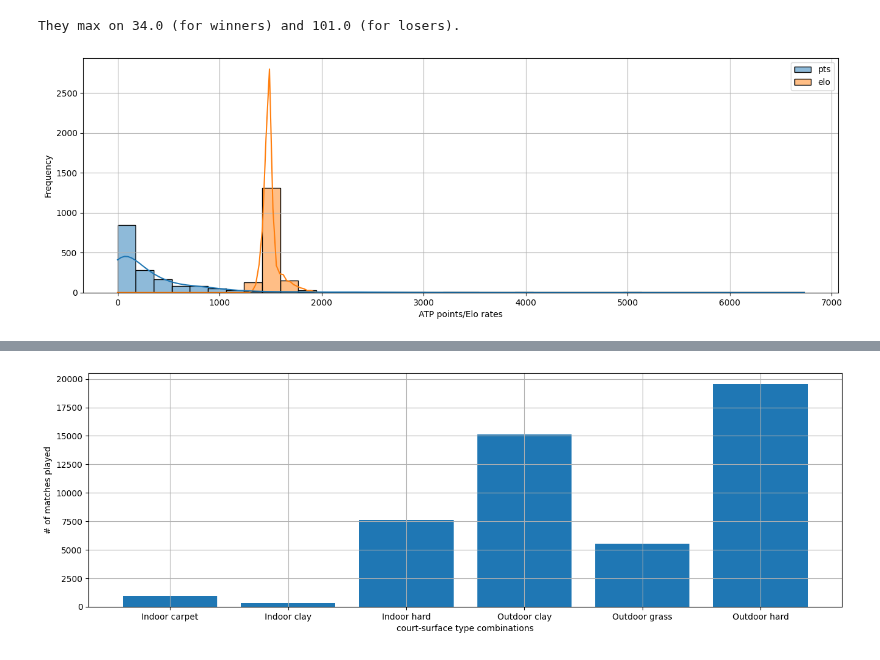
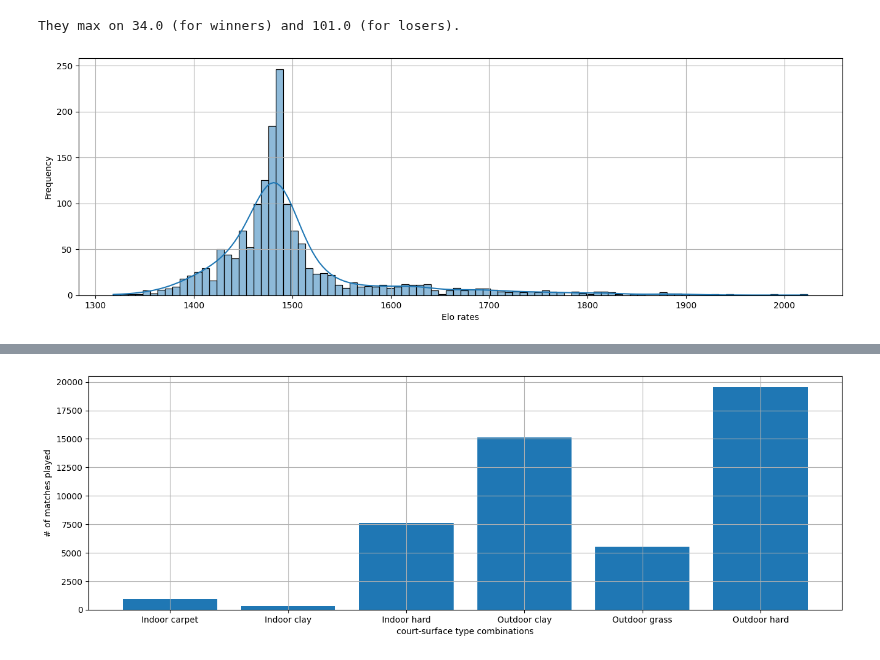
Before and after one commit to sprogl/sporting-bet-prediction, a Jupyter notebook: eda.ipynb, the cells around one changed output, grey strips where cells are left out. Cells and saved outputs as stored; diff of their text form; code cells hidden in the pictures.

Commit message:
some charts added to the report

```diff
--- a/eda.ipynb
+++ b/eda.ipynb
@@ -122,21 +181,21 @@ They max on 34.0 (for winners) and 101.0 (for losers).
 # %%
 import matplotlib.pyplot as plt
 import seaborn as sns
 
 # Create a histogram of Pinnacle Sports' bets on the the winner
 plt.figure(figsize=(16, 5))
 plt.grid()
-sns.histplot(elo_rates[["pts", "elo"]], kde=True, color=[["green"], ["red"]])
+sns.histplot(elo_rates["elo"], kde=True)
 
 # Add labels and title
 # plt.title('Distribution of elo rates and atp points')
-plt.xlabel('ATP points/Elo rates')
+plt.xlabel('Elo rates')
 plt.ylabel('Frequency')
 
 # Save the plot
-plt.savefig("report/final/pictures/elo-rates-atp-point-dist.pdf")
+plt.savefig("report/final/pictures/elo-rates-dist.pdf")
 
 # Show the plot
 plt.show()
 # %% [output]
-[figure, old version]
+[figure, new version]
```
Also changed, not shown: parts of 3 cells of this notebook, 6 other files.
